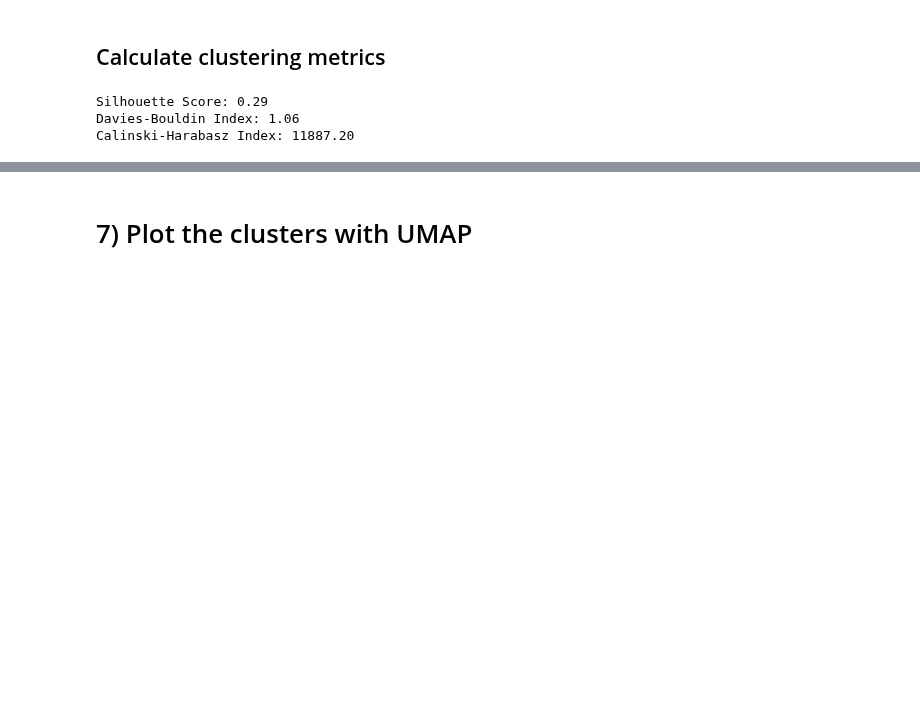
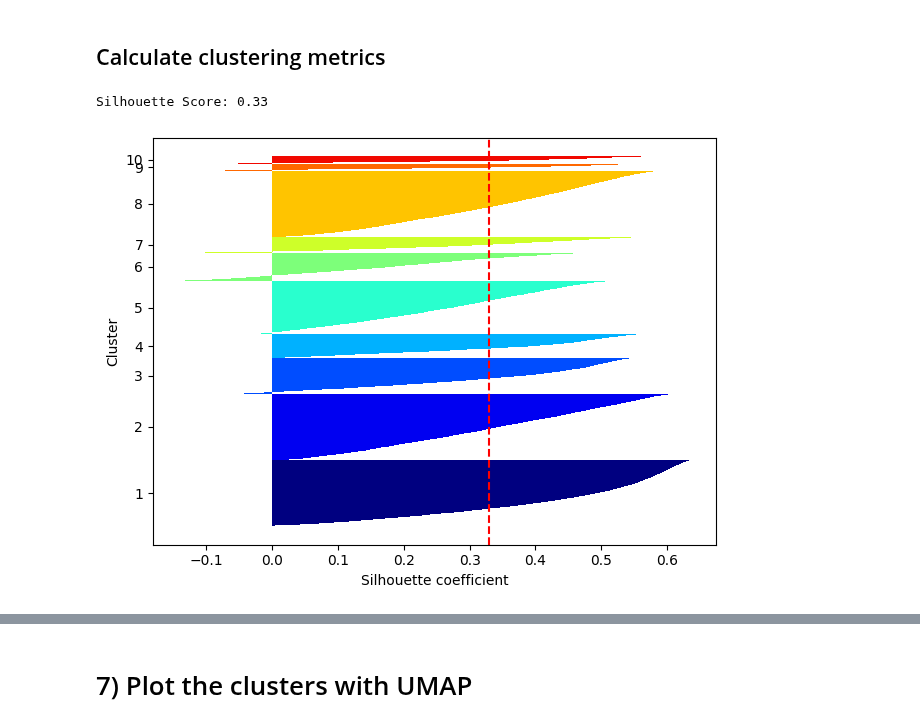
Before and after one commit to auroramugnai/ArXivClassification, a Jupyter notebook: ArXivClassification/clustering.ipynb, the cells around one changed output, grey strips where cells are left out. Saved outputs shown, nothing was run; the diff lists cells and outputs as text; code cells hidden in the pictures; blank space fills up the shorter version.

```diff
--- a/ArXivClassification/clustering.ipynb
+++ b/ArXivClassification/clustering.ipynb
@@ -172,9 +172,3 @@ df.head()
 # 3) Vectorization
 # %%
 from sklearn.feature_extraction.text import TfidfVectorizer
-# %%
-# Convert the texts into a TF-IDF matrix.
-text = df["text"].values
-vectorizer = TfidfVectorizer(max_features=2**12, stop_words='english')
-
-X = vectorizer.fit_transform(text)
@@ -254,50 +286,48 @@ from sklearn.metrics import silhouette_score, davies_bouldin_score,\
 # %%
 # Calculate clustering metrics.
 silhouette = silhouette_score(X_reduced, kmeans.labels_)
-db_index = davies_bouldin_score(X_reduced, kmeans.labels_)
-ch_index = calinski_harabasz_score(X_reduced, kmeans.labels_)
 
 # Print the metric scores.
 print(f"Silhouette Score: {silhouette:.2f}")
-print(f"Davies-Bouldin Index: {db_index:.2f}")
-print(f"Calinski-Harabasz Index: {ch_index:.2f}")
 # %% [output]
-Silhouette Score: 0.29
-Davies-Bouldin Index: 1.06
-Calinski-Harabasz Index: 11887.20
+Silhouette Score: 0.33
 # %%
 import numpy as np
 from matplotlib import cm
 from sklearn.metrics import silhouette_samples
 
-# km = KMeans(n_clusters=k_optimal,
-#             init='k-means++',
-#             n_init=5,
-#             max_iter=300)
-# y_km = km.fit_predict(X_reduced)
+# Plot the silhouette coefficients for clusters.
+km = KMeans(n_clusters=k_optimal,
+            init='k-means++',
+            n_init=10,
+            max_iter=300)
+y_km = km.fit_predict(X_reduced)
 
-# cluster_labels = np.unique(y_km)
-# n_clusters = cluster_labels.shape[0]
-# silhouette_vals = silhouette_samples(X_reduced, y_km, metric='euclidean')
-# y_ax_lower, y_ax_upper = 0, 0
-# yticks = []
-# for i, c in enumerate(cluster_labels):
-#     c_silhouette_vals = silhouette_vals[y_km == c]
-#     c_silhouette_vals.sort()
-#     y_ax_upper += len(c_silhouette_vals)
-#     color = cm.jet(i / n_clusters)
-#     plt.barh(range(y_ax_lower, y_ax_upper), c_silhouette_vals, height=1.0,
-#              edgecolor='none', color=color)
+cluster_labels = np.unique(y_km)
+n_clusters = cluster_labels.shape[0]
+silhouette_vals = silhouette_samples(X_reduced, y_km, metric='euclidean')
+y_ax_lower, y_ax_upper = 0, 0
 
-#     yticks.append((y_ax_lower + y_ax_upper) / 2.)
-#     y_ax_lower += len(c_silhouette_vals)
+yticks = []
+for i, c in enumerate(cluster_labels):
+    c_silhouette_vals = silhouette_vals[y_km == c]
+    c_silhouette_vals.sort()
+    y_ax_upper += len(c_silhouette_vals)
+    color = cm.jet(i / n_clusters)
+    plt.barh(range(y_ax_lower, y_ax_upper), c_silhouette_vals, height=1.0,
+             edgecolor='none', color=color)
 
-# silhouette_avg = np.mean(silhouette_vals)
-# plt.axvline(silhouette_avg, color="red", linestyle="--")
+    yticks.append((y_ax_lower + y_ax_upper) / 2.)
+    y_ax_lower += len(c_silhouette_vals)
 
-# plt.yticks(yticks, cluster_labels + 1)
-# plt.ylabel('Cluster')
-# plt.xlabel('Silhouette coefficient')
-# plt.tight_layout()
-# plt.show()
+silhouette_avg = np.mean(silhouette_vals)
+plt.axvline(silhouette_avg, color="red", linestyle="--")
+
+plt.yticks(yticks, cluster_labels + 1)
+plt.ylabel('Cluster')
+plt.xlabel('Silhouette coefficient')
+plt.tight_layout()
+plt.show()
+# %% [output]
+[figure, added]
 # %%
```
Also changed, not shown: parts of 7 cells of this notebook.
